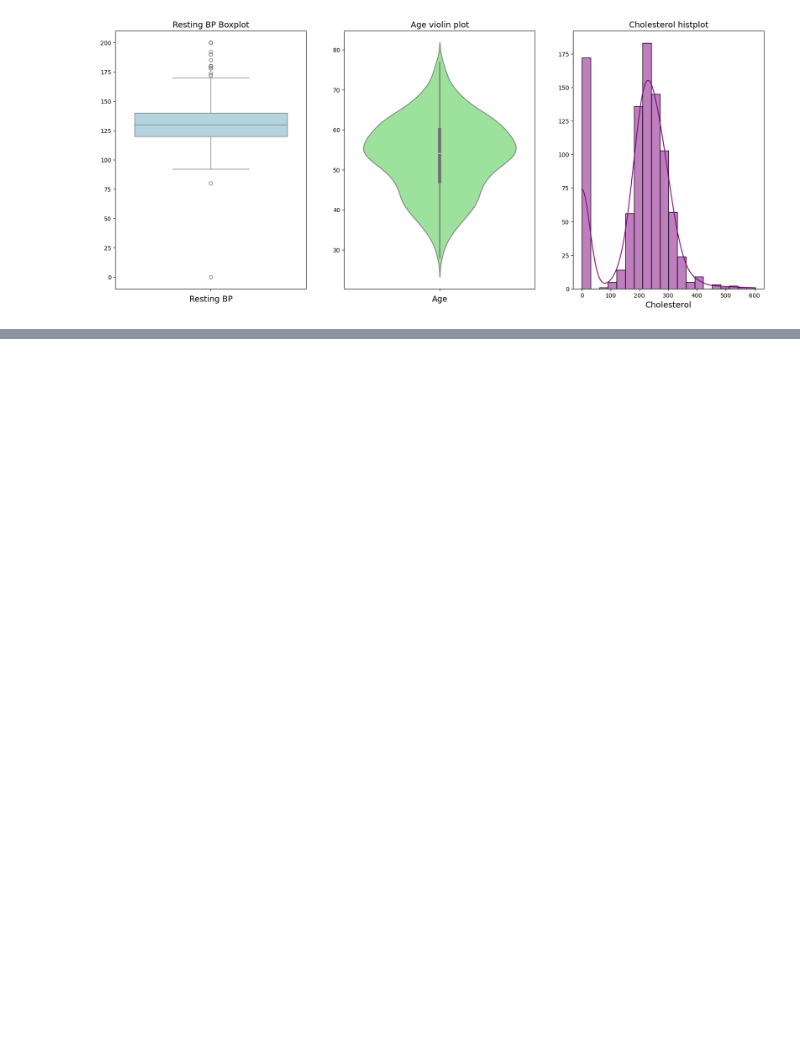
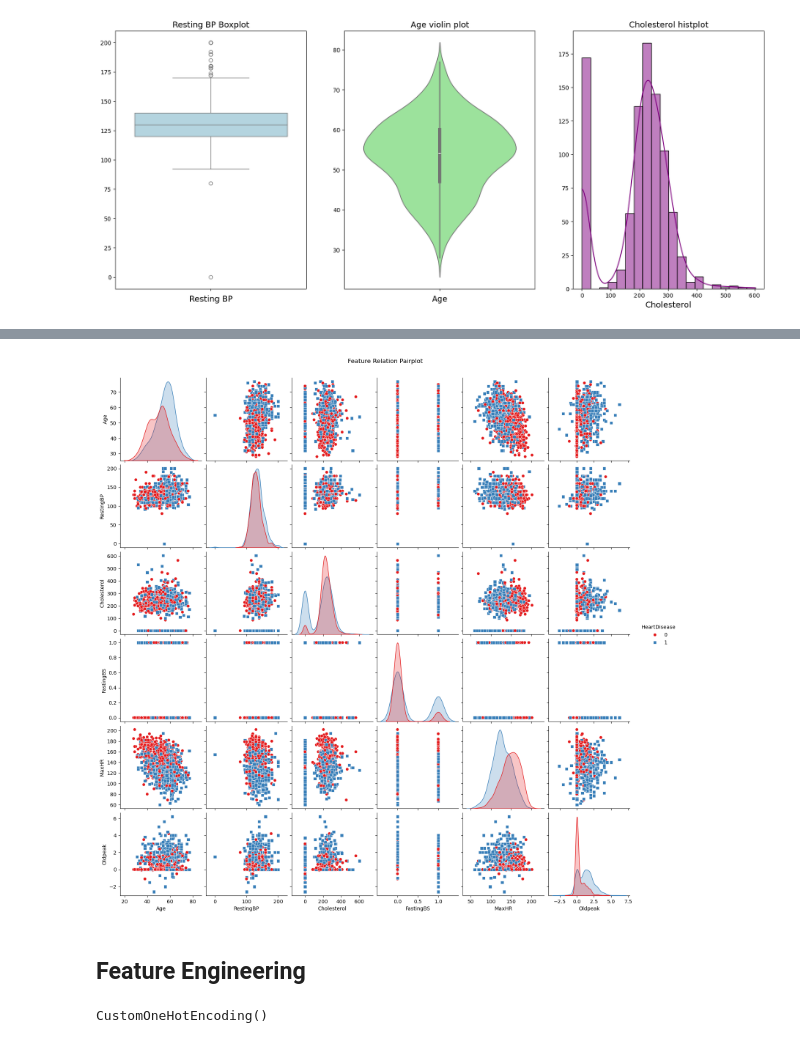
Before and after one commit to HernanRochon664/Proyectos-ML, a Jupyter notebook: HeartDisease-Classification/HeartDiseaseCLF.ipynb, the cells around one changed output, grey strips where cells are left out. Cells and saved outputs as stored; diff of their text form; code cells hidden in the pictures; blank space fills up the shorter version.

Commit message:
Feature Engineering

```diff
--- a/HeartDisease-Classification/HeartDiseaseCLF.ipynb
+++ b/HeartDisease-Classification/HeartDiseaseCLF.ipynb
@@ -193,0 +199,8 @@ plt.show()
+# %%
+sns.pairplot(df, hue='HeartDisease', markers=['o', 's', 'D'], palette='Set1')
+plt.suptitle('Feature Relation Pairplot', y=1.02)
+plt.show()
+# %% [output]
+[figure, added]
+# %% [markdown]
+## Feature Engineering
@@ -193,0 +241,5 @@ plt.show()
+# %%
+encoder = CustomOneHotEncoding()
+encoder.fit(X_train)
+# %% [output]
+CustomOneHotEncoding()
```
Also changed, not shown: parts of 11 cells of this notebook.
